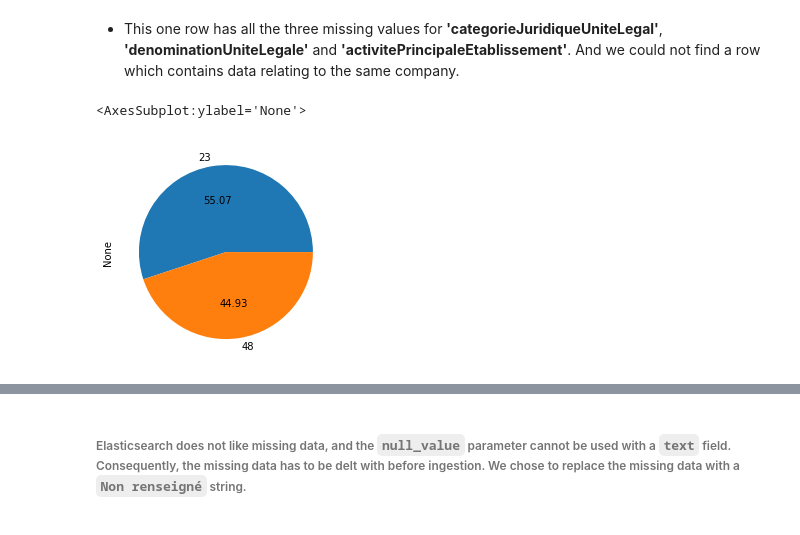
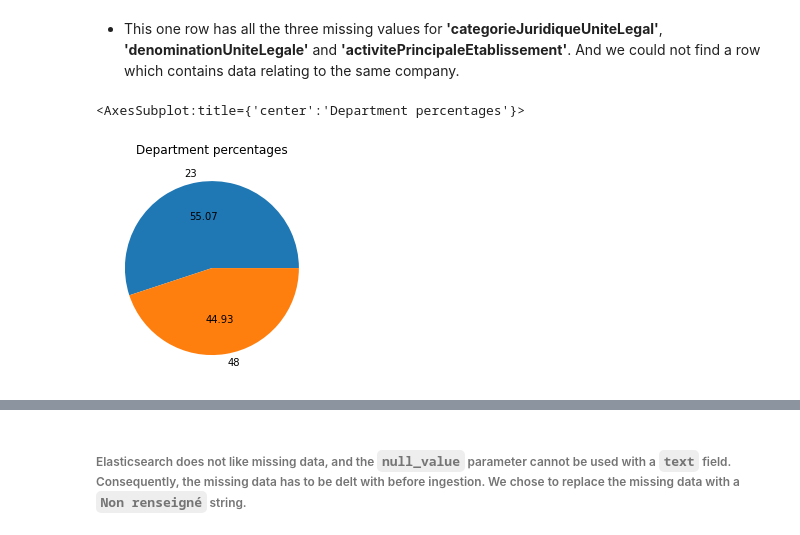
Before and after one commit to HAEKADI/tp-elastic, a Jupyter notebook: company_search.ipynb, the cells around one changed output, grey strips where cells are left out. Saved outputs shown, nothing was run; the diff lists cells and outputs as text; code cells hidden in the pictures.

```diff
--- a/company_search.ipynb
+++ b/company_search.ipynb
@@ -130,8 +131,8 @@ time: 21.9 ms (started: 2021-11-04 21:20:22 +00:00)
 # %% [markdown]
 * This one row has all the three missing values for **'categorieJuridiqueUniteLegal'**, **'denominationUniteLegale'** and **'activitePrincipaleEtablissement'**. And we could not find a row which contains data relating to the same company.
 # %%
-# departement percentage
-companies_df.groupby('dep').size().plot(kind='pie', autopct='%.2f')
+# department percentage
+companies_df.groupby('dep').size().plot(kind='pie', autopct='%.2f', title='Department percentages', ylabel='')
 # %% [output]
-<AxesSubplot:ylabel='None'>
+<AxesSubplot:title={'center':'Department percentages'}>
-[figure, old version]
+[figure, new version]
```
Also changed, not shown: parts of 64 cells of this notebook.
